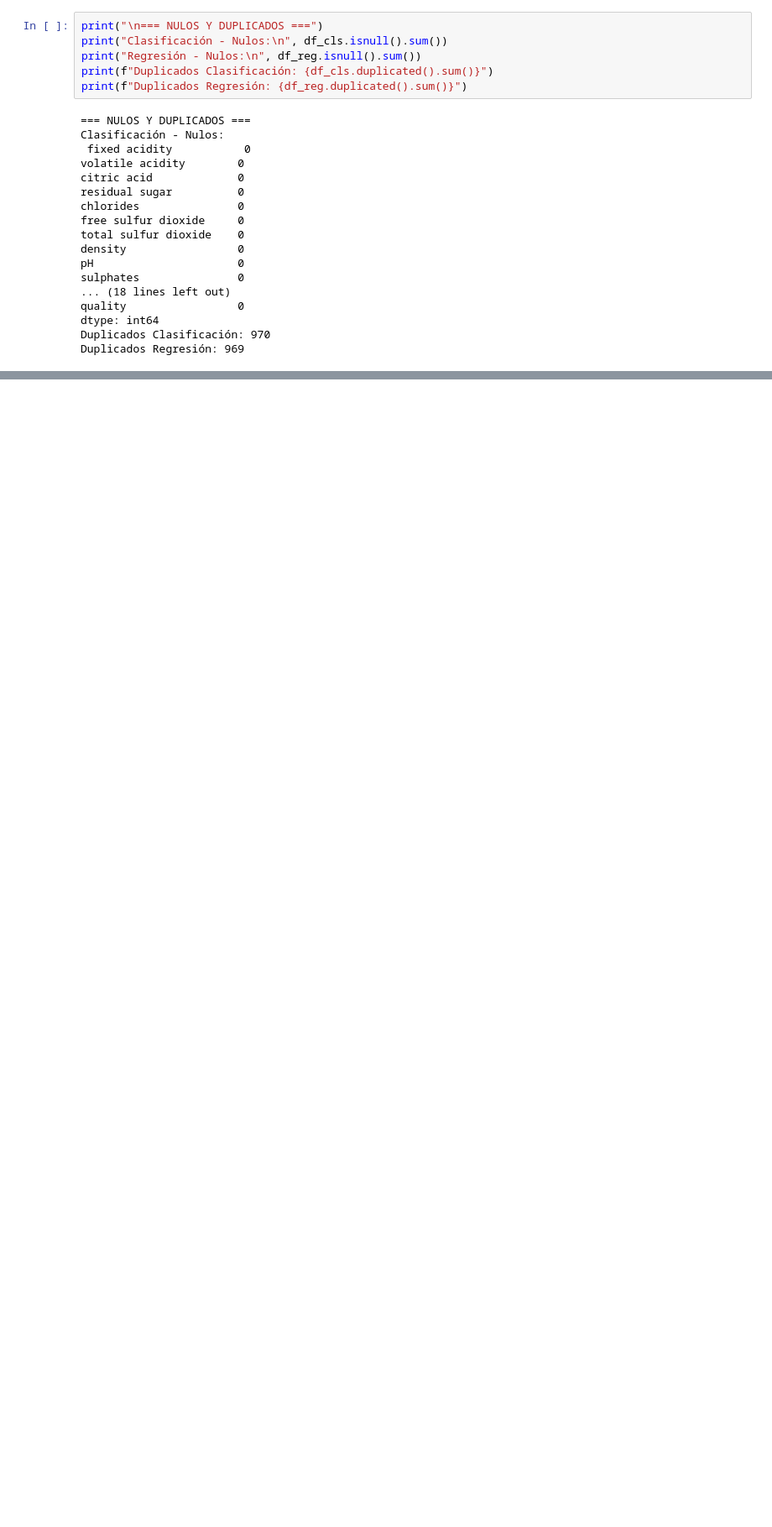
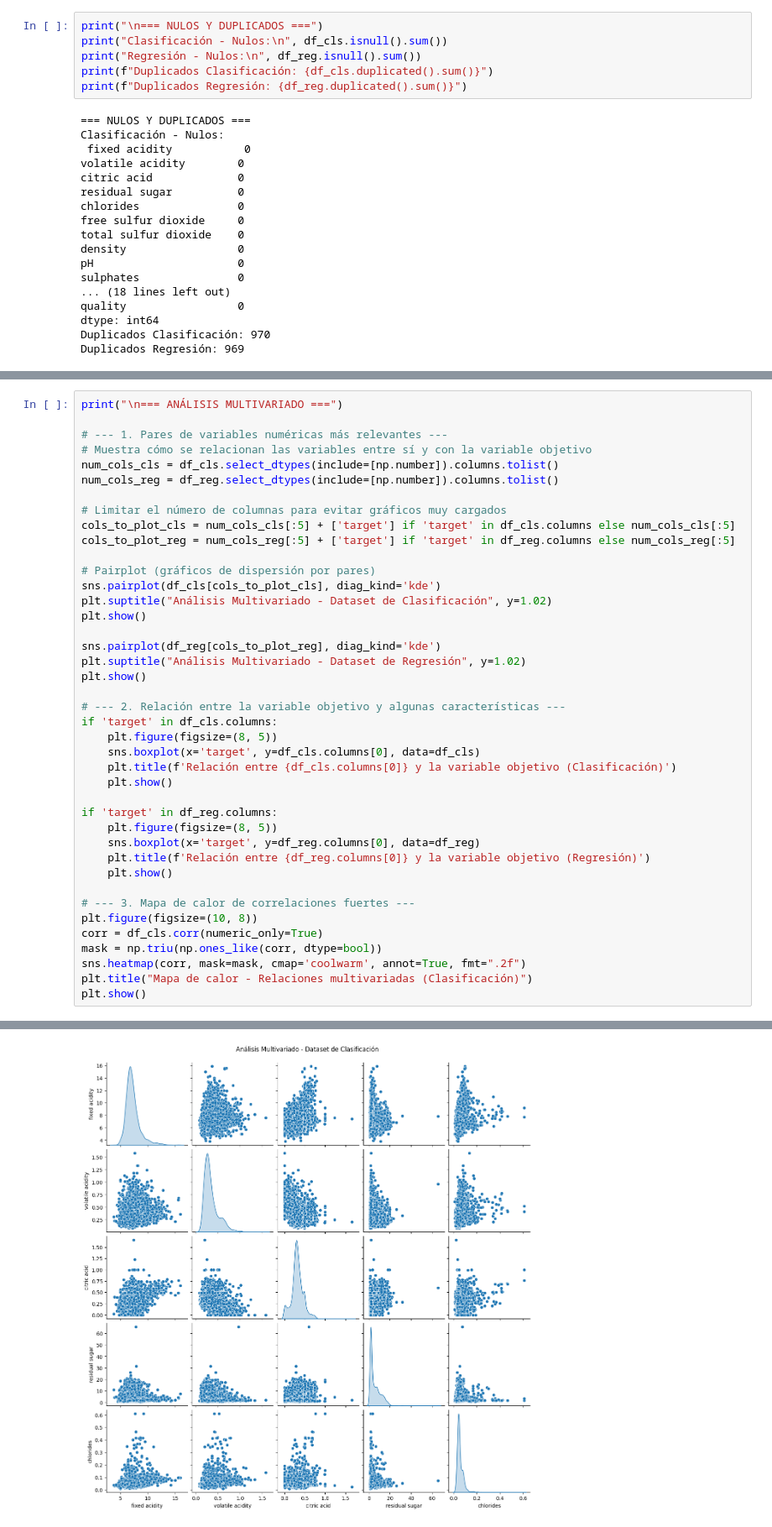
Before and after one commit to restrepogerard/Wines, a Jupyter notebook: EDAWines.ipynb, the cells around one changed output, grey strips where cells are left out. Shown at 84% size. Saved outputs shown, nothing was run; the diff lists cells and outputs as text; blank space fills up the shorter version.

```diff
--- a/EDAWines.ipynb
+++ b/EDAWines.ipynb
@@ -199,0 +362,42 @@ print("EDA Wines script loaded successfully.")
+# %%
+print("\n=== ANÁLISIS MULTIVARIADO ===")
+
+# --- 1. Pares de variables numéricas más relevantes ---
+# Muestra cómo se relacionan las variables entre sí y con la variable objetivo
+num_cols_cls = df_cls.select_dtypes(include=[np.number]).columns.tolist()
+num_cols_reg = df_reg.select_dtypes(include=[np.number]).columns.tolist()
+
+# Limitar el número de columnas para evitar gráficos muy cargados
+cols_to_plot_cls = num_cols_cls[:5] + ['target'] if 'target' in df_cls.columns else num_cols_cls[:5]
+cols_to_plot_reg = num_cols_reg[:5] + ['target'] if 'target' in df_reg.columns else num_cols_reg[:5]
+
+# Pairplot (gráficos de dispersión por pares)
+sns.pairplot(df_cls[cols_to_plot_cls], diag_kind='kde')
+plt.suptitle("Análisis Multivariado - Dataset de Clasificación", y=1.02)
+plt.show()
+
+sns.pairplot(df_reg[cols_to_plot_reg], diag_kind='kde')
+plt.suptitle("Análisis Multivariado - Dataset de Regresión", y=1.02)
+plt.show()
+
+# --- 2. Relación entre la variable objetivo y algunas características ---
+if 'target' in df_cls.columns:
+    plt.figure(figsize=(8, 5))
+    sns.boxplot(x='target', y=df_cls.columns[0], data=df_cls)
+    plt.title(f'Relación entre {df_cls.columns[0]} y la variable objetivo (Clasificación)')
+    plt.show()
+
+if 'target' in df_reg.columns:
+    plt.figure(figsize=(8, 5))
+    sns.boxplot(x='target', y=df_reg.columns[0], data=df_reg)
+    plt.title(f'Relación entre {df_reg.columns[0]} y la variable objetivo (Regresión)')
+    plt.show()
+
+# --- 3. Mapa de calor de correlaciones fuertes ---
+plt.figure(figsize=(10, 8))
+corr = df_cls.corr(numeric_only=True)
+mask = np.triu(np.ones_like(corr, dtype=bool))
+sns.heatmap(corr, mask=mask, cmap='coolwarm', annot=True, fmt=".2f")
+plt.title("Mapa de calor - Relaciones multivariadas (Clasificación)")
+plt.show()
+# %% [output]
@@ -199,0 +405 @@ print("EDA Wines script loaded successfully.")
+[figure, added]
```
Also changed, not shown: parts of 6 cells of this notebook.
